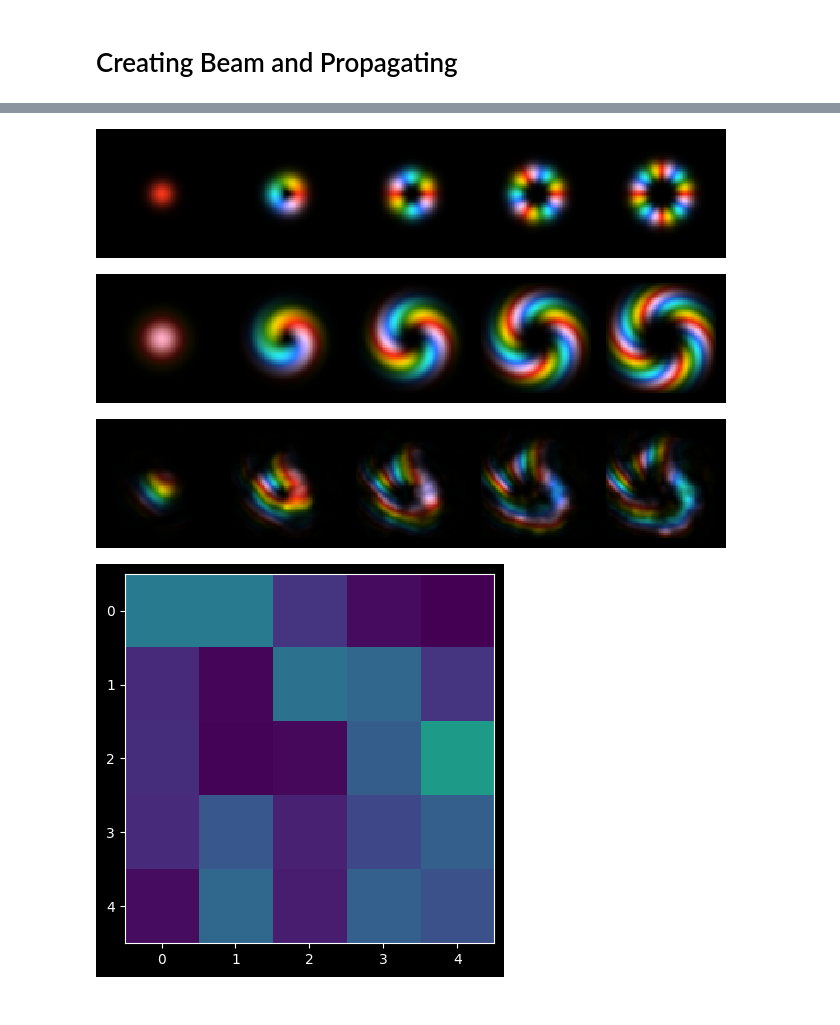
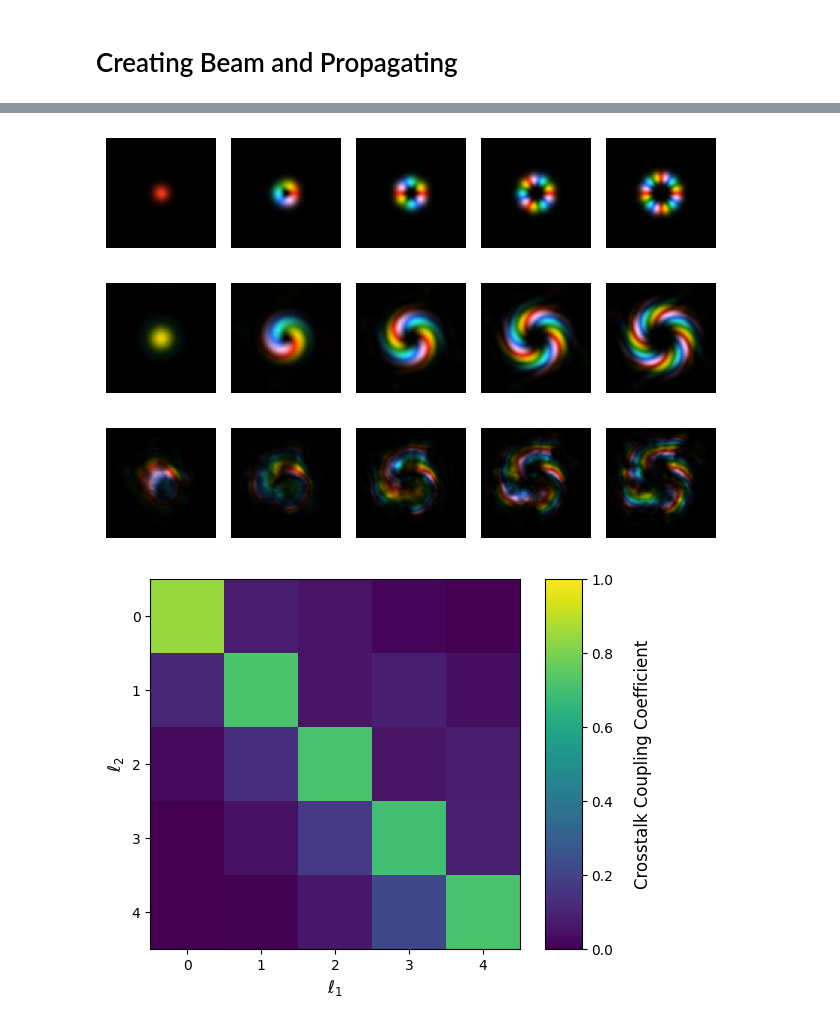
Before and after one commit to LukasScarfe/MultiplaneTurb, a Jupyter notebook: Daniel_Workspace.ipynb, the cells around one changed output, grey strips where cells are left out. Drawn from its saved outputs; the diff is of its cells as text; code cells hidden in the pictures.

```diff
--- a/Daniel_Workspace.ipynb
+++ b/Daniel_Workspace.ipynb
@@ -20,7 +20,8 @@ import numpy as np
 # from numpy.linalg import eig,eigh
 import scipy as sp
 
-plt.style.use('dark_background')
+# plt.style.use('dark_background')
+plt.style.use('default')
 # %% [markdown]
 # Colourmaps
 # %%
@@ -185,9 +186,14 @@ def tomography(Fs,Gs):
     return C
 
 def plotCrosstalk(cross):
-    fig = plt.figure(1)
-    plt.imshow(cross, interpolation='none', cmap='viridis', vmin=0,vmax=1)
+    fig, ax = plt.subplots()
+    im = ax.imshow(cross, interpolation='none', cmap='viridis', vmin=0,vmax=1)
+    ax.set_xlabel(r"$\ell_1$", fontsize=12)
+    ax.set_ylabel(r"$\ell_2$", fontsize=12)
+    cbar = plt.colorbar(im, ax=ax, aspect=10)
+    cbar.set_label("Crosstalk Coupling Coefficient", fontsize=12, labelpad=15)
     plt.show()
+    return fig
 # %% [markdown]
 # Defining Beam and Phase Screen Parameters
 # %%
@@ -195,12 +201,11 @@ pi = sp.constants.pi # pi
 c = sp.constants.speed_of_light # speed of light
 
 wavelength = 633*nm # beam wavelength
-# size = 30*cm # size of window generated
-size = 20*cm # size of window generated
+size = 30*cm # size of window generated
 w0 = 3*cm # beam waist (radius)
 
 z = 5400 # propagation distance (metres)
-N = 64 # resolution
+N = 256 # resolution
 
 n = 5 # number of phase screens
 
@@ -216,13 +221,14 @@ C2_n = {
 }
 
 # Set turbulence strength
-turb_strength = 'MidWeakTurb'
+turb_strength = 'MidTurb'
 
 # Determine Fried parameter
-r0 = pow(0.423*pow(2*pi/wavelength,2)*C2_n[turb_strength]*z,-3/5)
+# r0_i = pow(0.423*pow(2*pi/wavelength,2)*C2_n[turb_strength]*z,-3/5)
+r0_i = pow(0.423*pow(2*pi/wavelength,2)*C2_n[turb_strength]*z/n,-3/5)
 
-#Generate the phase screens
-abbs=[aotools.turbulence.phasescreen.ft_sh_phase_screen(r0,N,size/N,100,0.001) for i in range(n)]
+# Generate the phase screens
+abbs=[aotools.turbulence.phasescreen.ft_sh_phase_screen(r0_i,N,size/N,100,0.001) for i in range(n)]
 print(len(abbs))
 # %% [output]
 5
@@ -231,26 +246,29 @@ print(len(abbs))
 # %%
 # First just get initial beams with no propagation
 initBeams = [OAM(i) for i in progress(range(5))]
 
 # Mode 0 - Fresnel - Has the 'Square' Effect at longer distances
-# beams=[propChannel(OAM(i),z,len(abbs),0) for i in progress(range(5))]
-# errorBeams=[propChannel(OAM(i),z,abbs,0) for i in progress(range(5))]
+beams=[propChannel(OAM(i),z,len(abbs),0) for i in progress(range(5))]
+errorBeams=[propChannel(OAM(i),z,abbs,0) for i in progress(range(5))]
 
-# Mode 1 - Forvard - Has drawbacks since walls act like waveguides
+# Mode 1 - Forvard - Has drawbacks since walls act like waveguides - also stays centered with turbulence
 # beams=[propChannel(OAM(i),z,len(abbs),1) for i in progress(range(5))]
 # errorBeams=[propChannel(OAM(i),z,abbs,1) for i in progress(range(5))]
 
 # Mode 2 - Forward - Takes way too long for serious res
-beams=[propChannel(OAM(i),z,len(abbs),2) for i in progress(range(5))]
-errorBeams=[propChannel(OAM(i),z,abbs,2) for i in progress(range(5))]
+# beams=[propChannel(OAM(i),z,len(abbs),2) for i in progress(range(5))]
+# errorBeams=[propChannel(OAM(i),z,abbs,2) for i in progress(range(5))]
 
 plotBeam(initBeams)
 plotBeam(beams)
 plotBeam(errorBeams)
 
-plotCrosstalk(crosstalk(beams,errorBeams))
+# fig = plotCrosstalk(crosstalk(initBeams,initBeams))
+# fig.savefig('Crosstalk_LG.svg', format='svg', bbox_inches='tight')
+fig = plotCrosstalk(crosstalk(beams,errorBeams))
+# fig.savefig('Crosstalk_LG_StrongerTurb.svg', format='svg', bbox_inches='tight')
 # %% [output]
-[figure, old version]
+[figure, new version]
-[figure, old version]
+[figure, new version]
-[figure, old version]
+[figure, new version]
-[figure, old version]
+[figure, new version]
```
Also changed, not shown: parts of 2 cells of this notebook, 3 other files.
